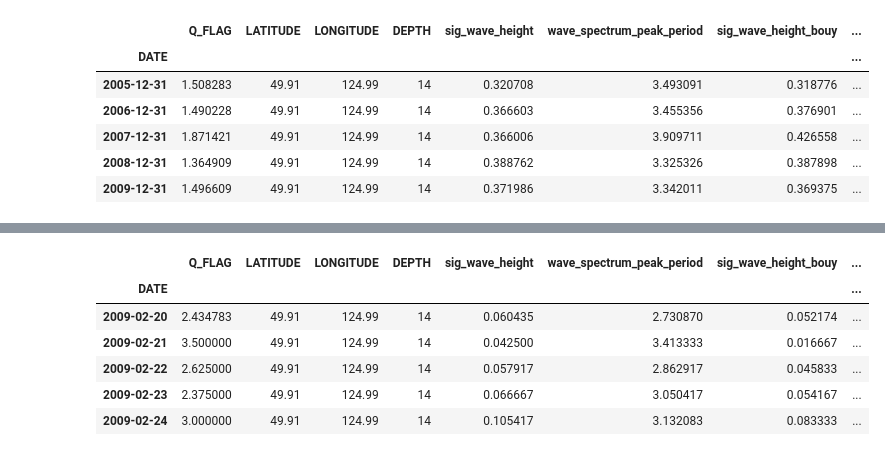
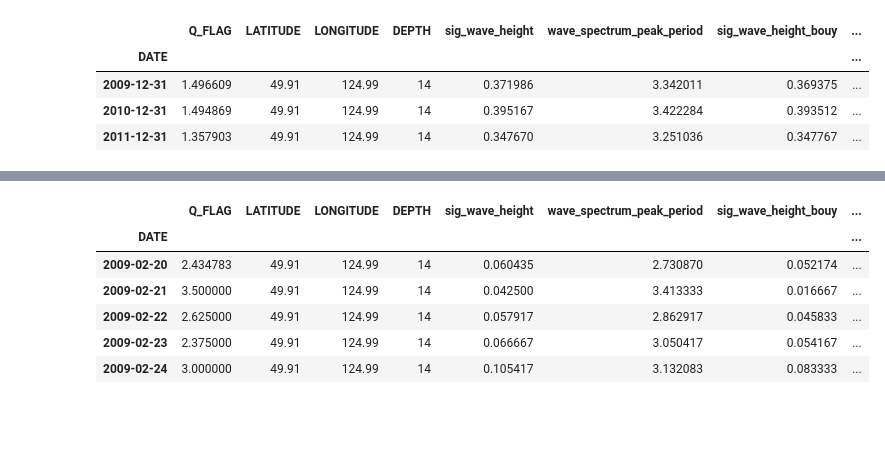
Before and after one commit to kwfawkes/Kyles_project, a Jupyter notebook: src/complete_analysis_enviro.ipynb, the cells around one changed output, grey strips where cells are left out. Drawn from its saved outputs; the diff is of its cells as text; code cells hidden in the pictures; blank space fills up the shorter version.

```diff
--- a/src/complete_analysis_enviro.ipynb
+++ b/src/complete_analysis_enviro.ipynb
@@ -93,24 +93,22 @@ Warnings:
 # %%
 # Chagning the data index (time) into pandas datetime format
 gwv_data.index = pd.to_datetime(gwv_data.index, unit='m')
 
 # Collapsing the data so that all data are averaged over an annual perdiod
 gwv_yearly = gwv_data.resample('A', how=('mean'))
 
 # Subsetting the data for the last 11 years (this is the time period for which the plankton data have been collected)
-gwv_modern_yearly = gwv_yearly['2005-01-01':'2015-10-31']
+gwv_modern_yearly = gwv_yearly['2009-01-01':'2012-10-31']
 
 # dropping the rows where naN's are present in anticipation of calculating the linear model
 gwv_modern_yearly = gwv_modern_yearly.dropna()
 gwv_modern_yearly.head()
 # %% [output]
 |  | Q_FLAG | LATITUDE | LONGITUDE | DEPTH | sig_wave_height | wave_spectrum_peak_period | sig_wave_height_bouy | ... |
 | DATE |  |  |  |  |  |  |  | ... |
-| 2005-12-31 | 1.508283 | 49.91 | 124.99 | 14 | 0.320708 | 3.493091 | 0.318776 | ... |
-| 2006-12-31 | 1.490228 | 49.91 | 124.99 | 14 | 0.366603 | 3.455356 | 0.376901 | ... |
-| 2007-12-31 | 1.871421 | 49.91 | 124.99 | 14 | 0.366006 | 3.909711 | 0.426558 | ... |
-| 2008-12-31 | 1.364909 | 49.91 | 124.99 | 14 | 0.388762 | 3.325326 | 0.387898 | ... |
 | 2009-12-31 | 1.496609 | 49.91 | 124.99 | 14 | 0.371986 | 3.342011 | 0.369375 | ... |
+| 2010-12-31 | 1.494869 | 49.91 | 124.99 | 14 | 0.395167 | 3.422284 | 0.393512 | ... |
+| 2011-12-31 | 1.357903 | 49.91 | 124.99 | 14 | 0.347670 | 3.251036 | 0.347767 | ... |
 # %%
 #calculating the linear model for significant wave height and sea surface temperature
 lm = sm.formula.ols(formula='sig_wave_height ~ sea_surface_temperature', data = gwv_modern_yearly).fit()
```
Also changed, not shown: parts of 21 cells of this notebook, 4 other files.
